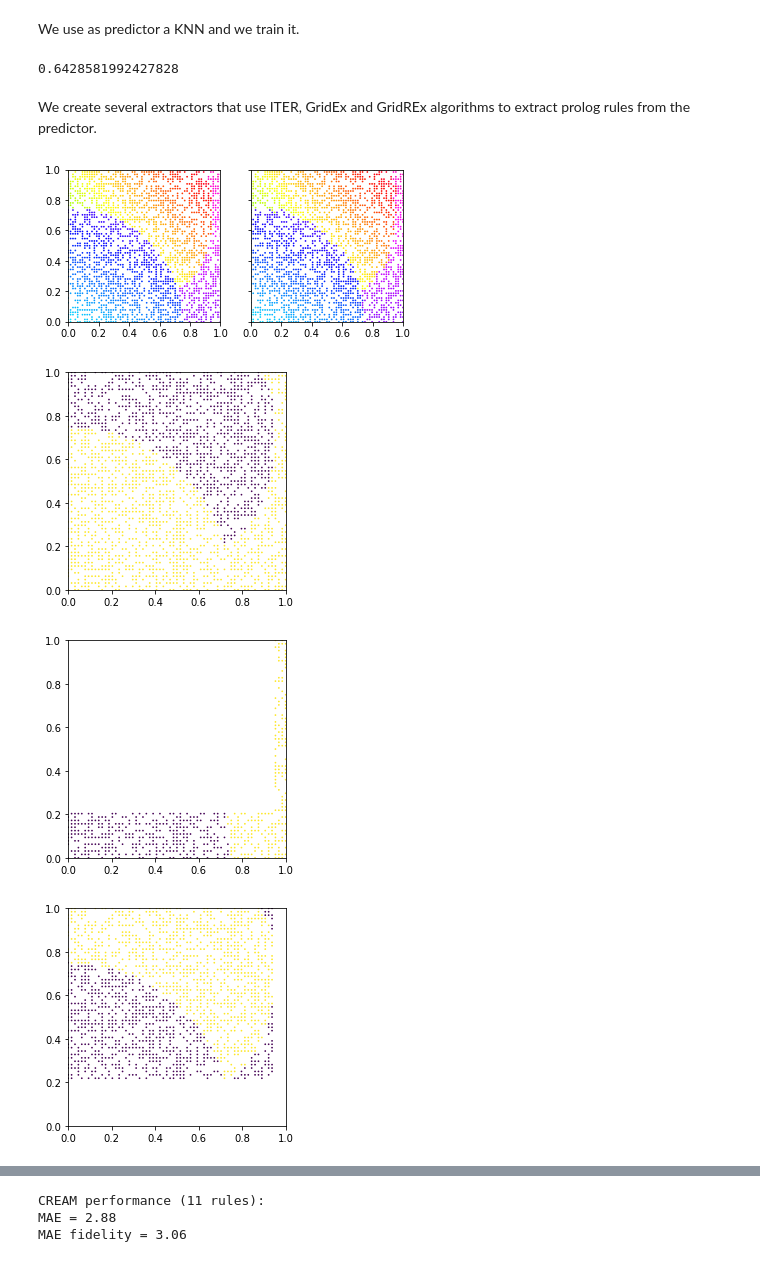
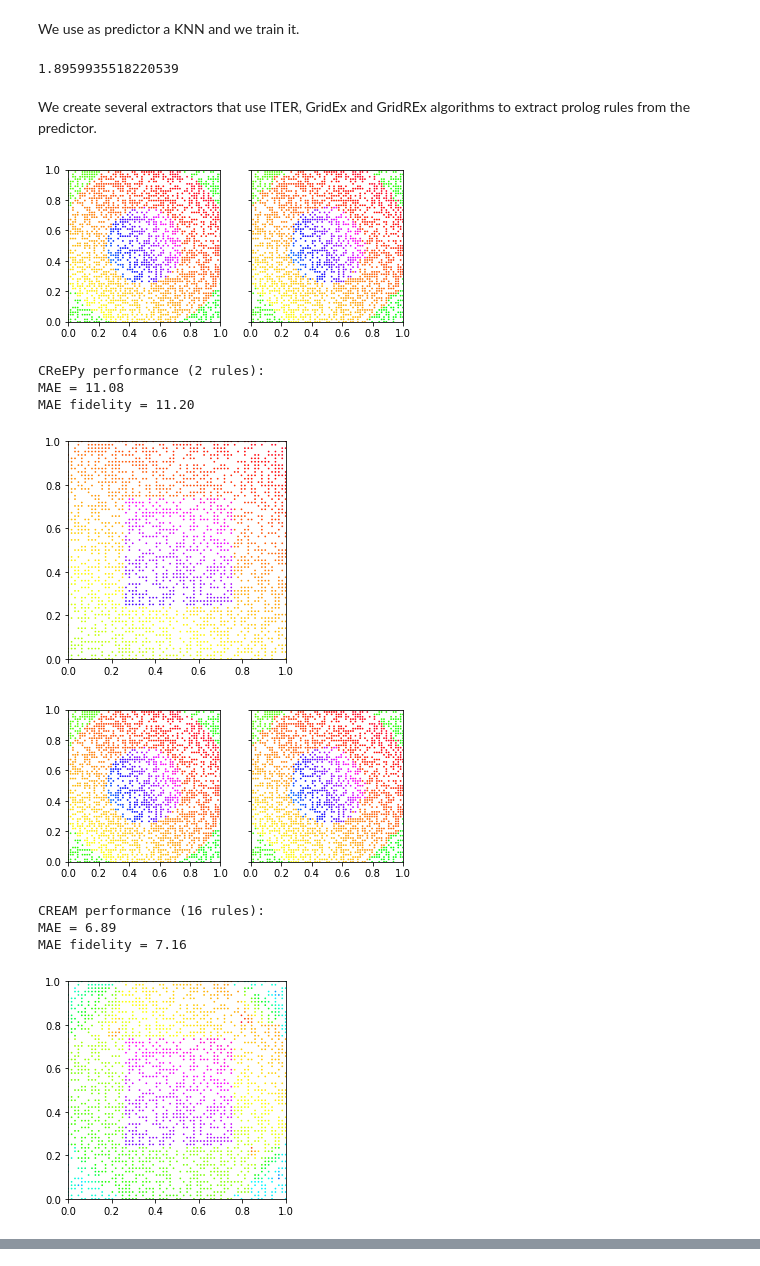
Before and after one commit to psykei/psyke-python, a Jupyter notebook: RegressionDemo.ipynb, the cells around one changed output, grey strips where cells are left out. Saved outputs shown, nothing was run; the diff lists cells and outputs as text; code cells hidden in the pictures.

```diff
--- a/RegressionDemo.ipynb
+++ b/RegressionDemo.ipynb
@@ -19,7 +19,7 @@ dataset = pd.read_csv("test/resources/datasets/df.csv")
 # %% [markdown]
 Split between train and test set in a reproducible way.
 # %%
-dataset = dataset[["X", "Y", "Z6"]].dropna()
+dataset = dataset[["X", "Y", "Z7"]].dropna()
 train, test = train_test_split(dataset, test_size=0.5, random_state=10)
 # %% [markdown]
 We use as predictor a KNN and we train it.
@@ -28,33 +28,62 @@ predictor = KNeighborsRegressor(n_neighbors=1).fit(train.iloc[:, :-1], train.ilo
 
 print((abs(predictor.predict(test.iloc[:, :-1]).flatten() - test.iloc[:, -1])).mean())
 # %% [output]
-0.6428581992427828
+1.8959935518220539
 # %% [markdown]
 We create several extractors that use ITER, GridEx and GridREx algorithms to extract prolog rules from the predictor.
+# %%
+f, (ax1, ax2) = plt.subplots(1, 2, sharey=True)
+plt.ylim((0, 1))
+ax1.scatter(test.X, test.Y, c=test.iloc[:, -1], s = 0.5, cmap=plt.cm.get_cmap('gist_rainbow'))
+ax1.set_xlim((0, 1))
+ax1.set_aspect("equal")
+ax2.scatter(test.X, test.Y, c=predictor.predict(test.iloc[:, :-1]), s = 0.5, cmap=plt.cm.get_cmap('gist_rainbow'))
+ax2.set_xlim((0, 1))
+ax2.set_aspect("equal")
+plt.show()
+
+creepy = Extractor.creepy(predictor, depth=6, dbscan_threshold=0.3, error_threshold=2, constant=False)
+theory_from_creepy = creepy.extract(train)
+print('CReEPy performance ({} rules):\nMAE = {:.2f}\nMAE fidelity = {:.2f}\n'
+      .format(creepy.n_rules, creepy.mae(test), creepy.mae(test, predictor)))
+#print('ITER extracted rules:\n\n' + pretty_theory(theory_from_cream))
+
+plt.scatter(test.X, test.Y, c = creepy.predict(test.iloc[:, :-1]), s = 0.5, cmap=plt.cm.get_cmap('gist_rainbow'))
+plt.xlim((0, 1))
+plt.ylim((0, 1))
+plt.gca().set_aspect("equal")
+plt.show()
+# %% [output]
+[figure, added]
+CReEPy performance (2 rules):
+MAE = 11.08
+MAE fidelity = 11.20
+[figure, added]
 # %%
 f, (ax1, ax2) = plt.subplots(1, 2, sharey=True)
 plt.ylim((0, 1))
 ax1.scatter(test.X, test.Y, c=test.iloc[:, -1], s = 0.5, cmap=plt.cm.get_cmap('gist_rainbow'))
 ax1.set_xlim((0, 1))
 ax1.set_aspect("equal")
 ax2.scatter(test.X, test.Y, c=predictor.predict(test.iloc[:, :-1]), s = 0.5, cmap=plt.cm.get_cmap('gist_rainbow'))
 ax2.set_xlim((0, 1))
 ax2.set_aspect("equal")
 plt.show()
 
-cream = Extractor.cream(predictor, depth=6, dbscan_threshold=0.3, error_threshold=0.8, constant=False)
+cream = Extractor.cream(predictor, depth=6, dbscan_threshold=0.3, error_threshold=2, constant=False)
 theory_from_cream = cream.extract(train)
 print('CREAM performance ({} rules):\nMAE = {:.2f}\nMAE fidelity = {:.2f}\n'
       .format(cream.n_rules, cream.mae(test), cream.mae(test, predictor)))
 #print('ITER extracted rules:\n\n' + pretty_theory(theory_from_cream))
 
 plt.scatter(test.X, test.Y, c = cream.predict(test.iloc[:, :-1]), s = 0.5, cmap=plt.cm.get_cmap('gist_rainbow'))
 plt.xlim((0, 1))
 plt.ylim((0, 1))
 plt.gca().set_aspect("equal")
 plt.show()
 # %% [output]
-[figure, old version]
+[figure, new version]
+CREAM performance (16 rules):
+MAE = 6.89
+MAE fidelity = 7.16
-[figure, old version]
+[figure, new version]
-[figure, removed]
-[figure, removed]
@@ -68,3 +89,0 @@ plt.show()
-CREAM performance (11 rules):
-MAE = 2.88
-MAE fidelity = 3.06
```
Also changed, not shown: parts of 8 cells of this notebook, 4 other files.
